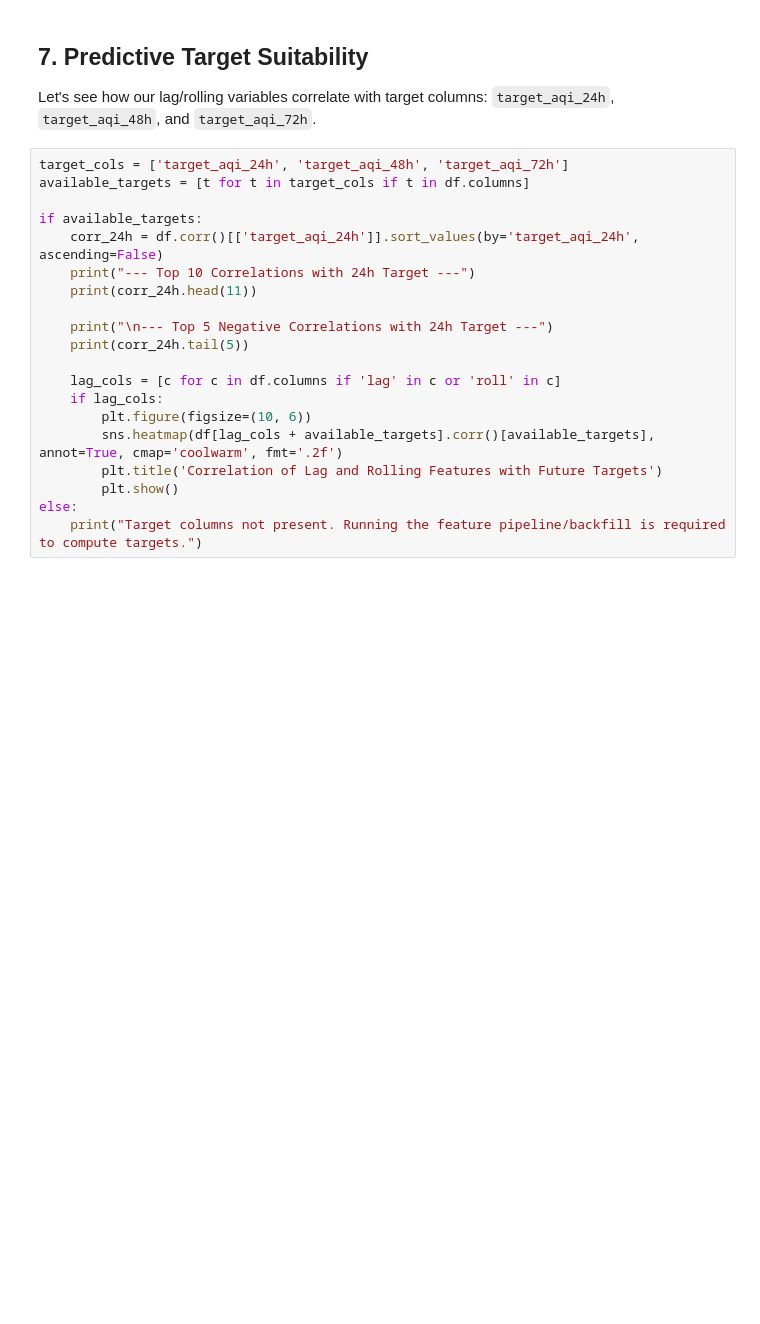
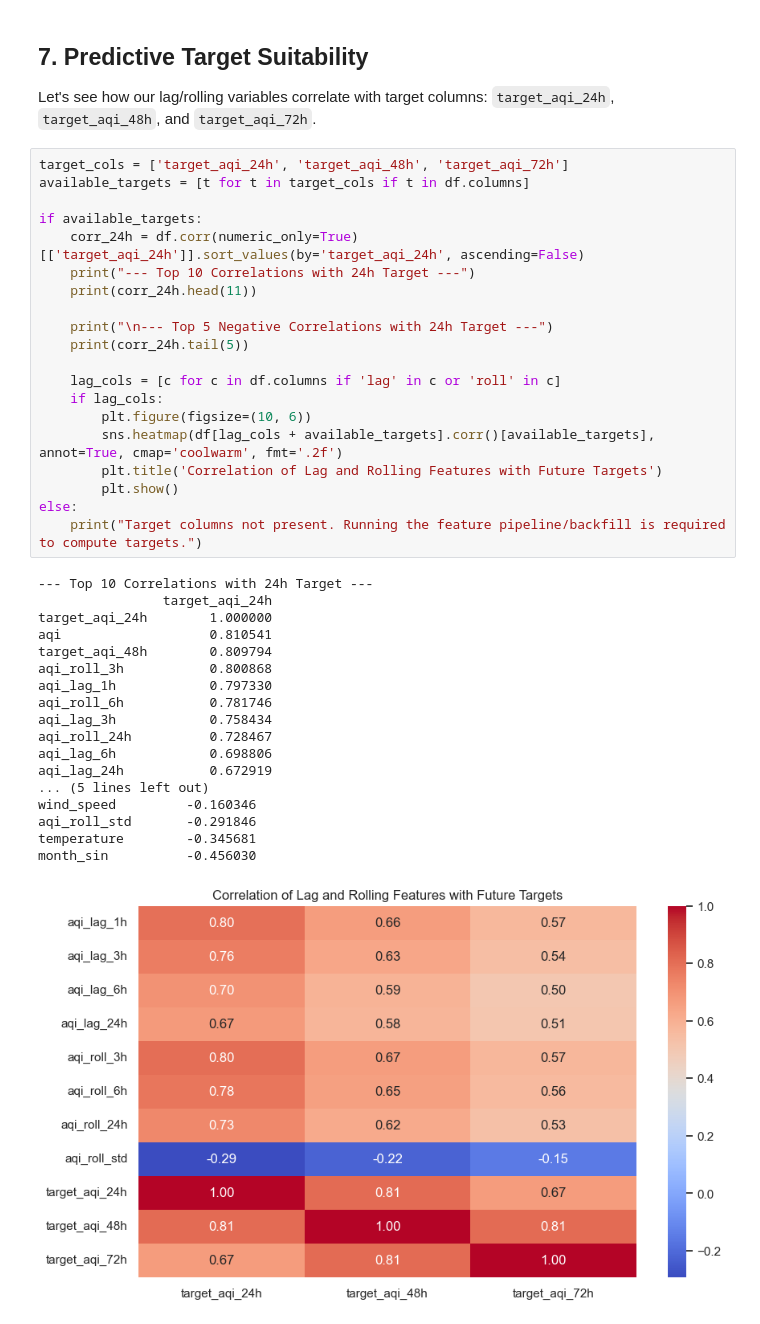
Before and after one commit to Abubakar-Imran/pearls-aqi-predictor, a Jupyter notebook: notebooks/01_EDA.ipynb, the cells around one changed output. Cells and saved outputs as stored; diff of their text form; blank space fills up the shorter version.

```diff
--- a/notebooks/01_EDA.ipynb
+++ b/notebooks/01_EDA.ipynb
@@ -248,20 +340,39 @@ Let's see how our lag/rolling variables correlate with target columns: `target_a
 # %%
 target_cols = ['target_aqi_24h', 'target_aqi_48h', 'target_aqi_72h']
 available_targets = [t for t in target_cols if t in df.columns]
 
 if available_targets:
-    corr_24h = df.corr()[['target_aqi_24h']].sort_values(by='target_aqi_24h', ascending=False)
+    corr_24h = df.corr(numeric_only=True)[['target_aqi_24h']].sort_values(by='target_aqi_24h', ascending=False)
     print("--- Top 10 Correlations with 24h Target ---")
     print(corr_24h.head(11))
 
     print("\n--- Top 5 Negative Correlations with 24h Target ---")
     print(corr_24h.tail(5))
 
     lag_cols = [c for c in df.columns if 'lag' in c or 'roll' in c]
     if lag_cols:
         plt.figure(figsize=(10, 6))
         sns.heatmap(df[lag_cols + available_targets].corr()[available_targets], annot=True, cmap='coolwarm', fmt='.2f')
         plt.title('Correlation of Lag and Rolling Features with Future Targets')
         plt.show()
 else:
     print("Target columns not present. Running the feature pipeline/backfill is required to compute targets.")
+# %% [output]
+--- Top 10 Correlations with 24h Target ---
+                target_aqi_24h
+target_aqi_24h        1.000000
+aqi                   0.810541
+target_aqi_48h        0.809794
+aqi_roll_3h           0.800868
+aqi_lag_1h            0.797330
+aqi_roll_6h           0.781746
+aqi_lag_3h            0.758434
+aqi_roll_24h          0.728467
+aqi_lag_6h            0.698806
+aqi_lag_24h           0.672919
+... (5 lines left out)
+wind_speed         -0.160346
+aqi_roll_std       -0.291846
+temperature        -0.345681
+month_sin          -0.456030
+[figure, added]
```
Also changed, not shown: parts of 15 cells of this notebook, 1 other file.
